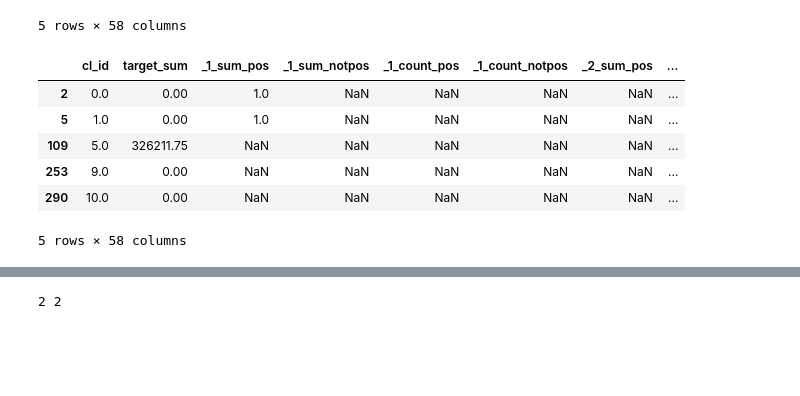
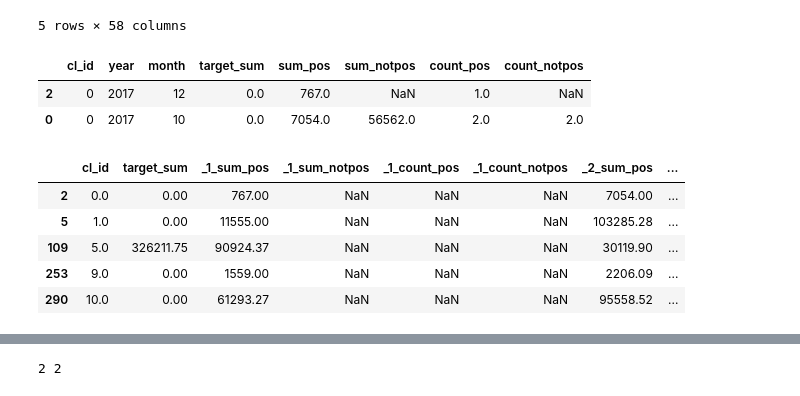
Before and after one commit to Hitriihoma/Machine-learning-course-task, a Jupyter notebook: Zubarev ML.ipynb, the cells around one changed output, grey strips where cells are left out. Cells and saved outputs as stored; diff of their text form; code cells hidden in the pictures; blank space fills up the shorter version.

```diff
--- a/Zubarev ML.ipynb
+++ b/Zubarev ML.ipynb
@@ -165,16 +167,20 @@ train_tf.head()
 | 253 | 9.0 | 0.00 | NaN | NaN | NaN | NaN | NaN | ... |
 | 290 | 10.0 | 0.00 | NaN | NaN | NaN | NaN | NaN | ... |
 5 rows × 58 columns
-# %%
-for ind in train_tf.index[:2]:
-    train_tf.loc[ind, '_1_sum_pos'] = 1
-train_tf.head()
-# %% [output]
-|  | cl_id | target_sum | _1_sum_pos | _1_sum_notpos | _1_count_pos | _1_count_notpos | _2_sum_pos | ... |
-| 2 | 0.0 | 0.00 | 1.0 | NaN | NaN | NaN | NaN | ... |
-| 5 | 1.0 | 0.00 | 1.0 | NaN | NaN | NaN | NaN | ... |
-| 109 | 5.0 | 326211.75 | NaN | NaN | NaN | NaN | NaN | ... |
-| 253 | 9.0 | 0.00 | NaN | NaN | NaN | NaN | NaN | ... |
-| 290 | 10.0 | 0.00 | NaN | NaN | NaN | NaN | NaN | ... |
-5 rows × 58 columns
+# %%
+temp_id = train_tf.loc[2].cl_id
+train[train['cl_id'] == temp_id]
+# %% [output]
+|  | cl_id | year | month | target_sum | sum_pos | sum_notpos | count_pos | count_notpos |
+| 2 | 0 | 2017 | 12 | 0.0 | 767.0 | NaN | 1.0 | NaN |
+| 0 | 0 | 2017 | 10 | 0.0 | 7054.0 | 56562.0 | 2.0 | 2.0 |
+# %%
+train_tf.iloc[0:5,0:15]
+# %% [output]
+|  | cl_id | target_sum | _1_sum_pos | _1_sum_notpos | _1_count_pos | _1_count_notpos | _2_sum_pos | ... |
+| 2 | 0.0 | 0.00 | 767.00 | NaN | NaN | NaN | 7054.00 | ... |
+| 5 | 1.0 | 0.00 | 11555.00 | NaN | NaN | NaN | 103285.28 | ... |
+| 109 | 5.0 | 326211.75 | 90924.37 | NaN | NaN | NaN | 30119.90 | ... |
+| 253 | 9.0 | 0.00 | 1559.00 | NaN | NaN | NaN | 2206.09 | ... |
+| 290 | 10.0 | 0.00 | 61293.27 | NaN | NaN | NaN | 95558.52 | ... |
 # %%
```
Also changed, not shown: parts of 2 cells of this notebook.
